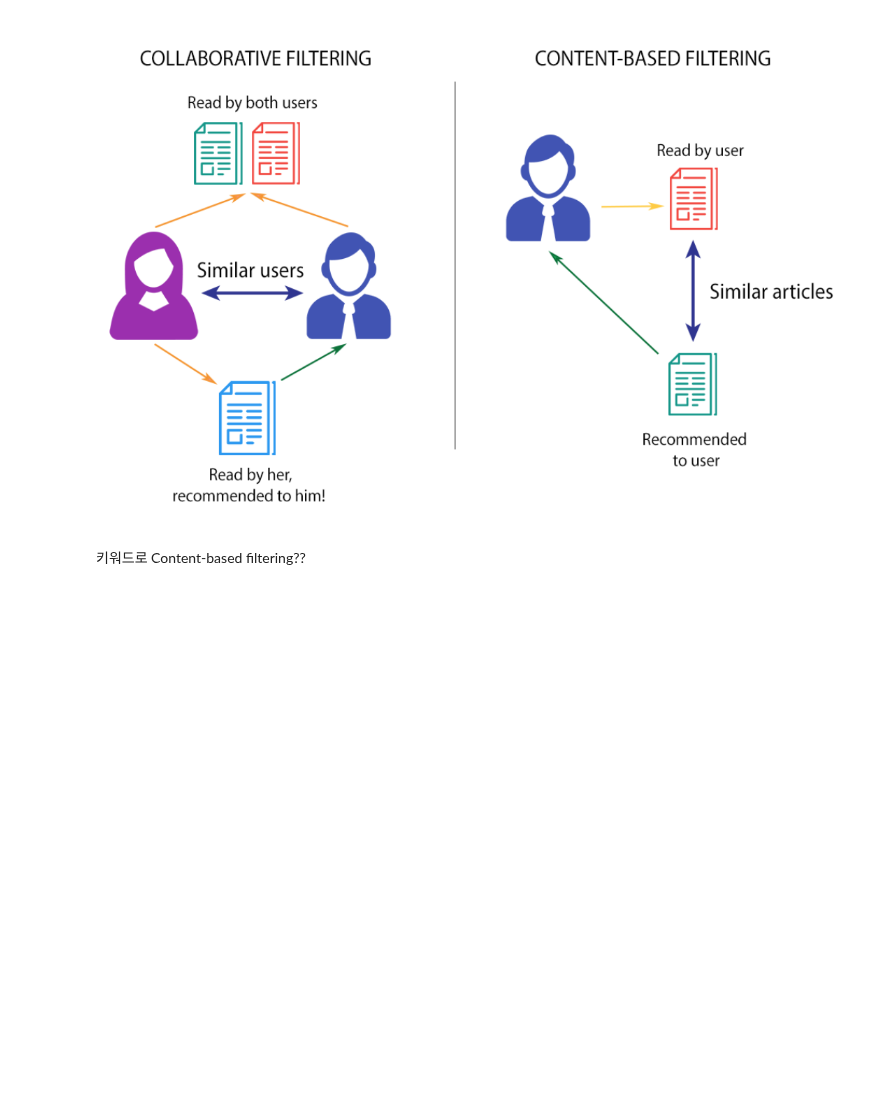
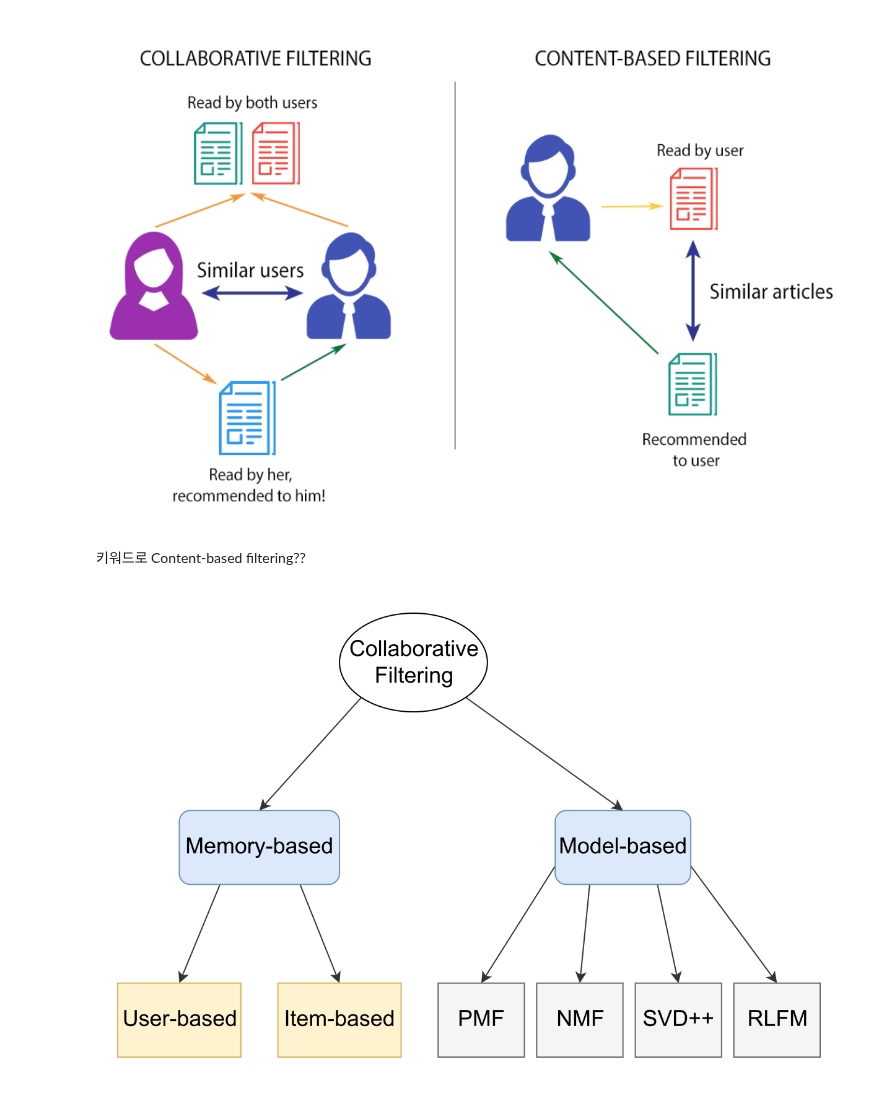
Before and after one commit to hojisu/recommendation-project, a Jupyter notebook: Implicit-Feedback-Rec-System-Hybrid Rec.ipynb, the cells around one changed output. Cells and saved outputs as stored; diff of their text form; code cells hidden in the pictures; blank space fills up the shorter version.

```diff
--- a/Implicit-Feedback-Rec-System-Hybrid Rec.ipynb
+++ b/Implicit-Feedback-Rec-System-Hybrid Rec.ipynb
@@ -14,3 +26,10 @@ image
 [figure]
 # %% [markdown]
 키워드로 Content-based filtering??
+# %%
+# 그림 출저; https://wuqingyue.wordpress.com/2016/11/26/recommender-systems/
+from PIL import Image
+image = Image.open('../image/CF-image.png')
+image
+# %% [output]
+[figure, added]
```
Also changed, not shown: parts of 4 cells of this notebook, 3 other files.
